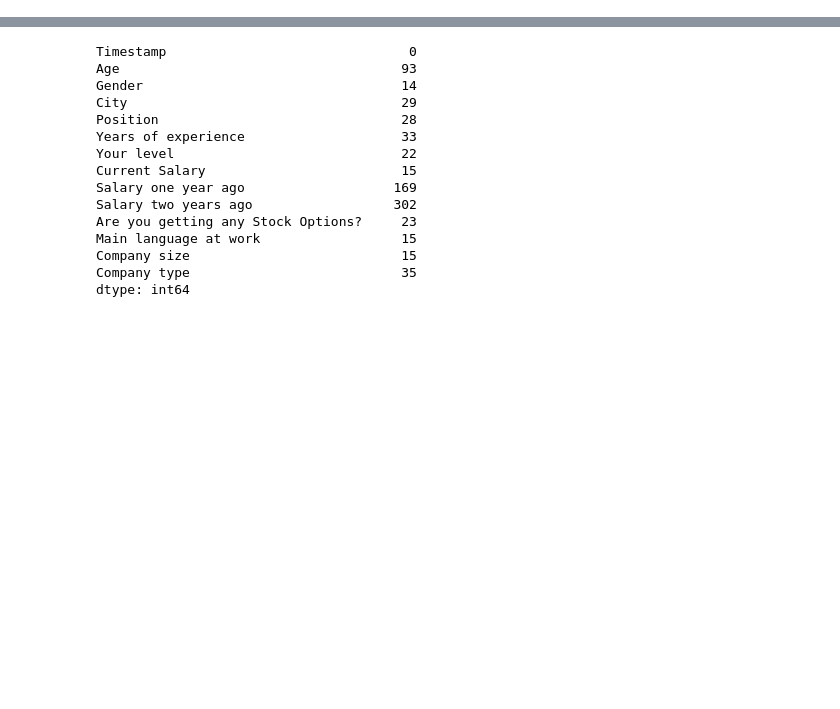
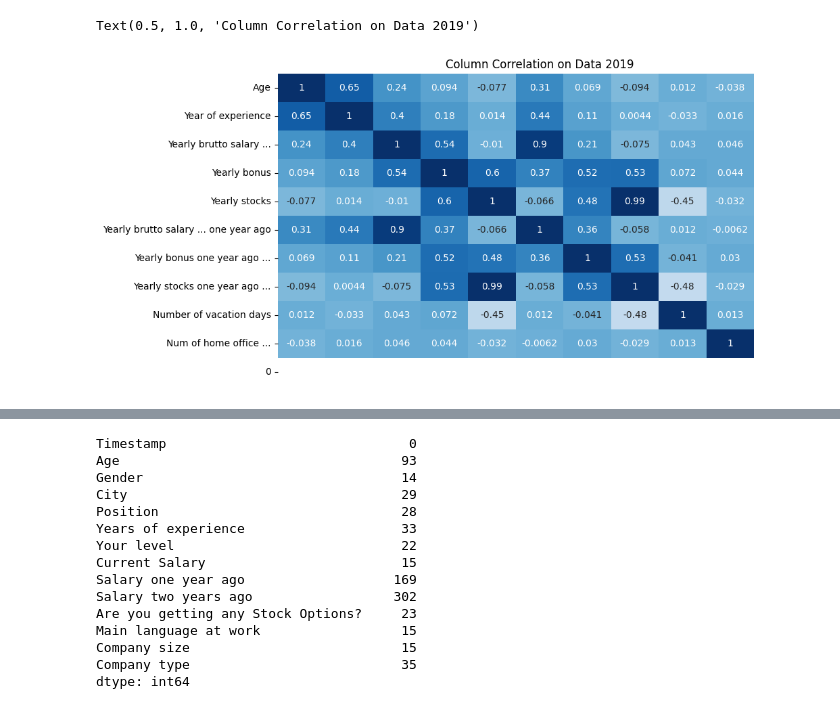
Before and after one commit to Bugi-Sulistiyo/Gigih_Mid-Term, a Jupyter notebook: Script/EDA_preparation.ipynb, the cells around one changed output, grey strips where cells are left out. Cells and saved outputs as stored; diff of their text form; code cells hidden in the pictures; blank space fills up the shorter version.

```diff
--- a/Script/EDA_preparation.ipynb
+++ b/Script/EDA_preparation.ipynb
@@ -33,3 +59,13 @@ Text(0.5, 1.0, 'Column Correlation on Data 2018')
 temp_19 = data_19.dtypes.to_frame().reset_index()
 temp_19.rename(columns={"index": "Column", 0: "Dtype"}, inplace=True)
 num_col_19 = temp_19[temp_19.Dtype != 'object']
+# %%
+# Visualize the correlation value with heatmap chart
+cor_data_19 = data_19[num_col_19.Column].corr()
+fig, ax = plt.subplots(figsize=(10,6))
+sns.heatmap(cor_data_19, center=0, cmap='Blues', annot=True, cbar=False, xticklabels=False,
+            yticklabels=['Age', 'Year of experience', 'Yearly brutto salary ...', 'Yearly bonus', 'Yearly stocks', 'Yearly brutto salary ... one year ago', 'Yearly bonus one year ago ...', 'Yearly stocks one year ago ...', 'Number of vacation days', 'Num of home office ...', '0'])
+ax.set_title("Column Correlation on Data 2019")
+# %% [output]
+Text(0.5, 1.0, 'Column Correlation on Data 2019')
+[figure, added]
```
Also changed, not shown: parts of 112 cells of this notebook, 1 other file.
